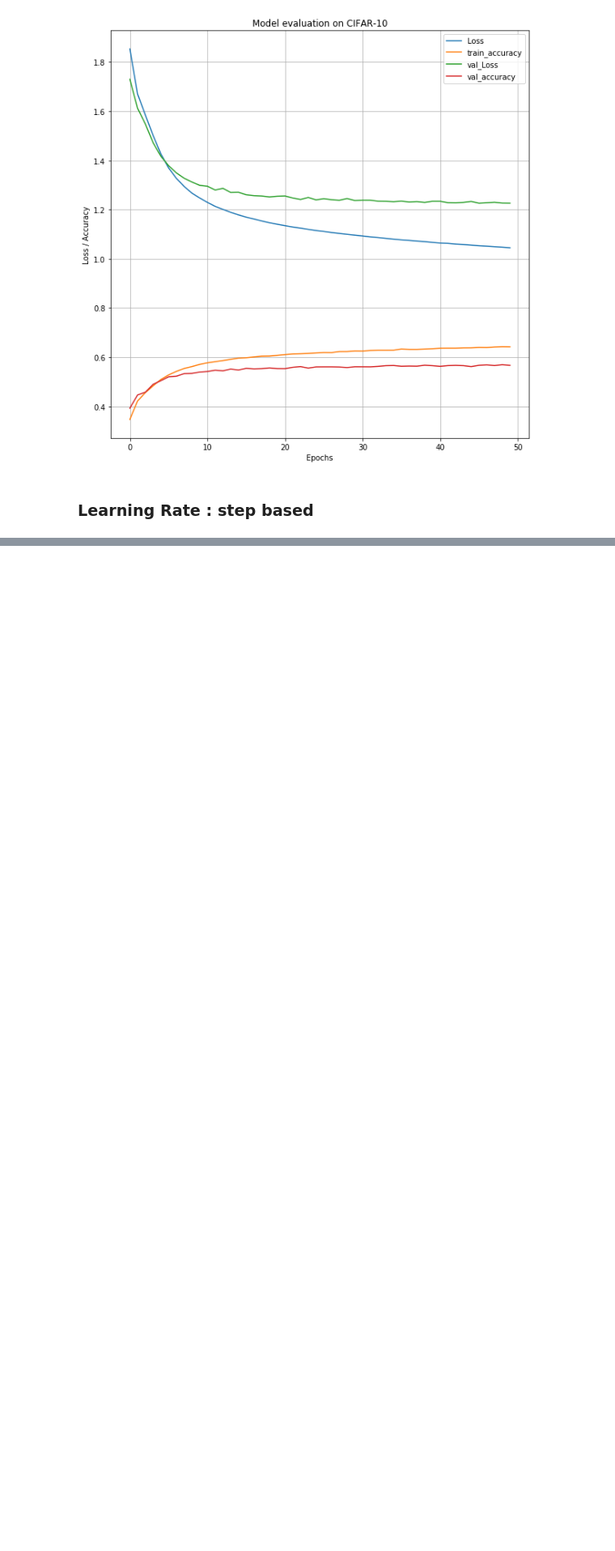
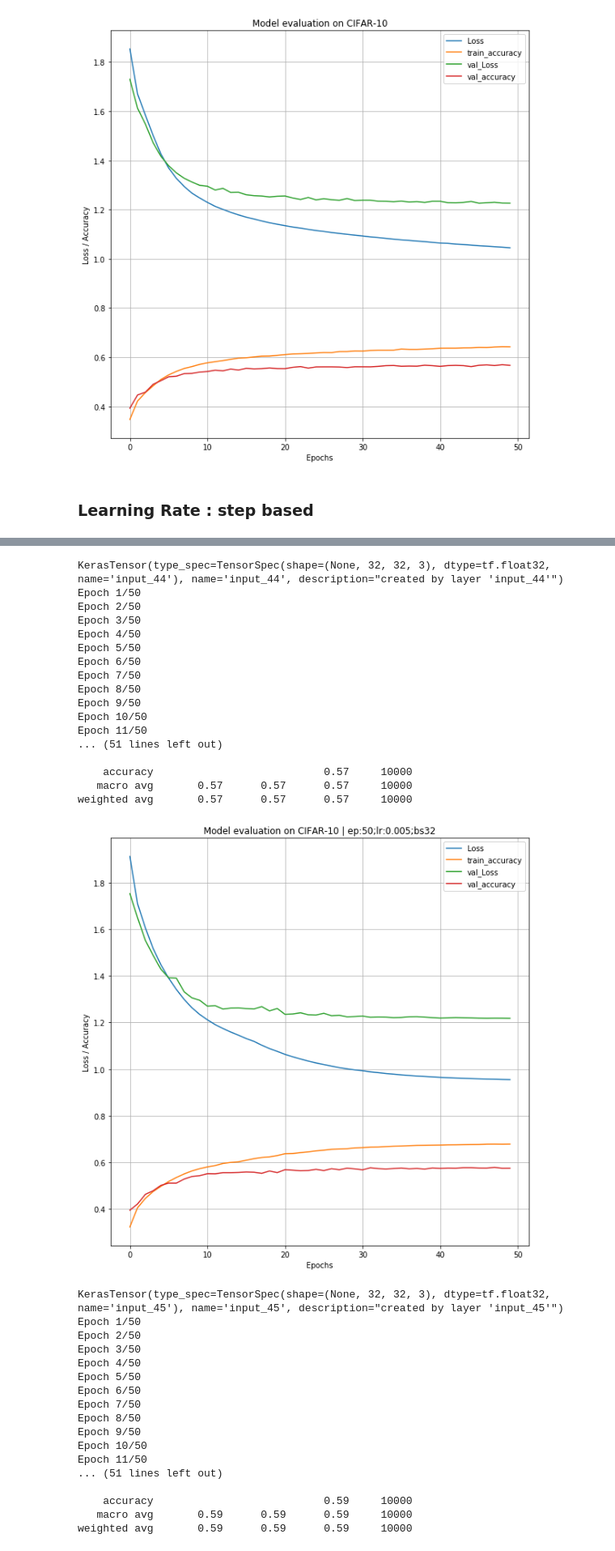
Before and after one commit to valentin-fngr/fine_tuning_workflow, a Jupyter notebook: Cifar_10_frozen_model_fine_tuning.ipynb, the cells around one changed output, grey strips where cells are left out. Shown at 81% size. Saved outputs shown, nothing was run; the diff lists cells and outputs as text; code cells hidden in the pictures; blank space fills up the shorter version.

Commit message:
ShallowNet & decay schedule on CIFAR 10

```diff
--- a/Cifar_10_frozen_model_fine_tuning.ipynb
+++ b/Cifar_10_frozen_model_fine_tuning.ipynb
@@ -213,11 +209,23 @@ def step_decay(epoch):
 # %%
-model = ShallowNet.build(w, h, c, 10)
-epochs=50
-optimizer = tf.keras.optimizers.SGD(learning_rate=0.01)
+def training_loop_cifar(epochs, lr, batch_size, schedule):
 
-# callbacks
-callbacks = [tf.keras.callbacks.LearningRateScheduler(verbose=1, schedule=step_decay)]
+    model = ShallowNet.build(w, h, c, 10)
+    optimizer = tf.keras.optimizers.SGD(learning_rate=lr)
+    model.compile(optimizer=optimizer, metrics=["accuracy"], loss="CategoricalCrossentropy")
+    tf.math.round(model.optimizer.lr, 5)
+    # callbacks
+    if schedule:
+        callbacks = [tf.keras.callbacks.LearningRateScheduler(scheduler)]
+    else:
+        callbacks = []
 
-model.compile(optimizer=optimizer, metrics=["accuracy"], loss="CategoricalCrossentropy")
-# fit : data, epoch, batch_size
-history = model.fit(x=X_train,y=y_train, epochs=epochs, verbose=2, validation_data=(X_test, y_test), callbacks=callbacks)
+    # fit : data, epoch, batch_size
+    history = model.fit(x=X_train,y=y_train, epochs=epochs, verbose=5, validation_data=(X_test, y_test), callbacks=callbacks, batch_size=batch_size)
+
+    preds = model.predict(X_val)
+    target_names = [f"classe_{i}" for i in range(len(y_test[0]))]
+    print(classification_report(y_val.argmax(axis=1), preds.argmax(axis=1), target_names=target_names))
+    print()
+    plot_model_evaluation(history, epoch, f"ep:{epochs};lr:{lr};bs{batch_size}")
+    print()
+    model.save(f"train/shallownet_step_decay_{epoch}_{lr}_b{batch_size}.h5")
@@ -249,0 +232,48 @@ model.save("train/shallownet_step_decay.h5")
+# %%
+epochs = [50]
+lr = [0.005, 0.01]
+schedule = [True, False]
+batch_sizes = [32]
+
+
+for epoch in epochs:
+    for sc in schedule:
+        for l in lr:
+            for b_s in batch_sizes:
+                training_loop_cifar(epoch, l, b_s, sc)
+# %% [output]
+KerasTensor(type_spec=TensorSpec(shape=(None, 32, 32, 3), dtype=tf.float32, name='input_44'), name='input_44', description="created by layer 'input_44'")
+Epoch 1/50
+Epoch 2/50
+Epoch 3/50
+Epoch 4/50
+Epoch 5/50
+Epoch 6/50
+Epoch 7/50
+Epoch 8/50
+Epoch 9/50
+Epoch 10/50
+Epoch 11/50
+... (51 lines left out)
+
+    accuracy                           0.57     10000
+   macro avg       0.57      0.57      0.57     10000
+weighted avg       0.57      0.57      0.57     10000
+[figure, added]
+KerasTensor(type_spec=TensorSpec(shape=(None, 32, 32, 3), dtype=tf.float32, name='input_45'), name='input_45', description="created by layer 'input_45'")
+Epoch 1/50
+Epoch 2/50
+Epoch 3/50
+Epoch 4/50
+Epoch 5/50
+Epoch 6/50
+Epoch 7/50
+Epoch 8/50
+Epoch 9/50
+Epoch 10/50
+Epoch 11/50
+... (51 lines left out)
+
+    accuracy                           0.59     10000
+   macro avg       0.59      0.59      0.59     10000
+weighted avg       0.59      0.59      0.59     10000
```
Also changed, not shown: parts of 11 cells of this notebook.
